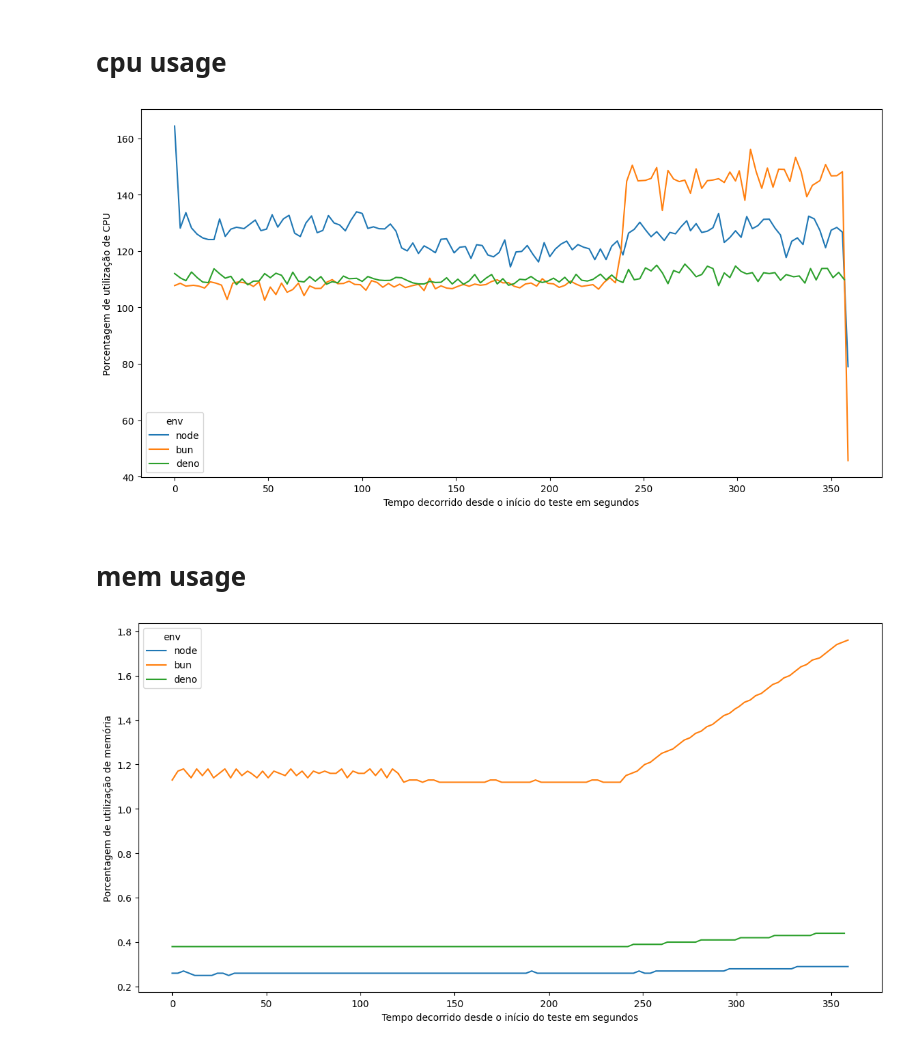
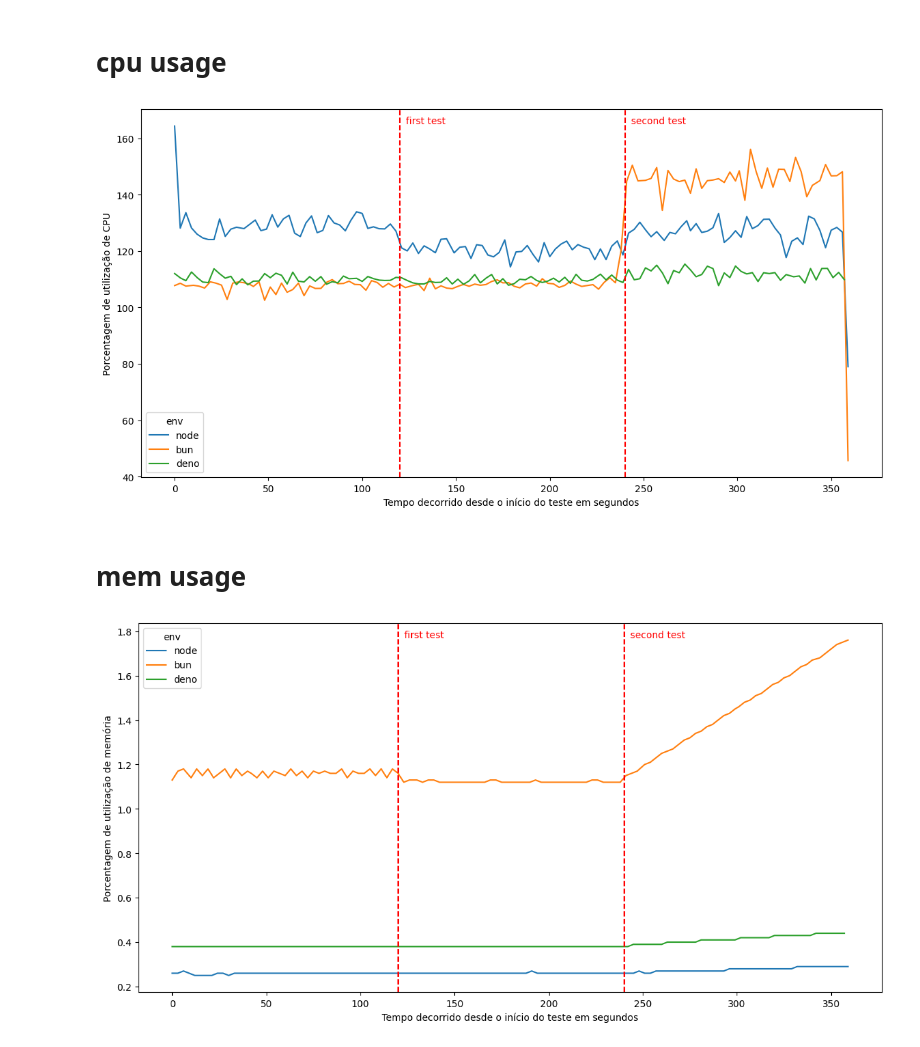
Before and after one commit to alpsilva/tg-tools, a Jupyter notebook: milet/mem_cpu_graphs.ipynb, the cells around one changed output. Saved outputs shown, nothing was run; the diff lists cells and outputs as text; code cells hidden in the pictures.

Commit message:
Feat: test context segmentation and docstrings

```diff
--- a/milet/mem_cpu_graphs.ipynb
+++ b/milet/mem_cpu_graphs.ipynb
@@ -87,10 +87,28 @@ Start time - deno test: 1900-01-01 21:36:51
 | 7 | node | 133.63 | 0.27 | 85.3MiB / 31.18GiB | 194MB / 1.03GB | 0B / 4.1kB | 23 | 1900-01-01 21:24:56 | ... |
 | 10 | node | 128.20 | 0.26 | 82.4MiB / 31.18GiB | 195MB / 1.03GB | 0B / 4.1kB | 23 | 1900-01-01 21:24:59 | ... |
 | 13 | node | 126.00 | 0.25 | 80.81MiB / 31.18GiB | 196MB / 1.04GB | 0B / 4.1kB | 23 | 1900-01-01 21:25:02 | ... |
-# %%
-def plot_line(df: pd.DataFrame, x: str, y: str, hue: str, x_label: str, y_label: str):
-    plt.figure(figsize = (14, 7))
-    fig = sns.lineplot(df, x=x, y=y, hue=hue)
-    for i in fig.containers:
-        fig.bar_label(i,)
-    fig.set(xlabel=x_label, ylabel=y_label)
+# %%
+def plot_line(df: pd.DataFrame, x: str, y: str, hue: str, x_label: str, y_label: str, segment_by_time: list = None):
+    """
+    Plots a line graph using data from the given dataframe.
+
+    Receives:
+        df: Dataframe
+        x: str (df column name to be plotted agains the x-axis)
+        y: str (df column name to be plotted agains the y-axis)
+        hue: str (df column name to distinguish different bars by color)
+        x_label: str (displayed as the label for x-axis)
+        y_label: str (displayed as the label for y-axis)
+        segment_by_time: list of tuples [(int, str), ...] (optional, but if present plots vertical lines on the given int with the label).
+    """
+    plt.figure(figsize=(14, 7))
+    fig = sns.lineplot(data=df, x=x, y=y, hue=hue)
+    fig.set(xlabel=x_label, ylabel=y_label)
+
+    # Creates vertical straight lines on the graph to highlight some specific timestamp.
+    if segment_by_time is not None:
+        for (time, time_label) in segment_by_time:
+            plt.axvline(x=time, color='red', linestyle='--')
+            plt.text(time, df[y].max(), time_label, color='red', ha='left', va='bottom', rotation=0)
+
+    plt.show()
@@ -97,12 +120,14 @@ def plot_line(df: pd.DataFrame, x: str, y: str, hue: str, x_label: str, y_label:
+# %%
+test_time_segments = [(120, "  first test"), (240, "  second test")]
 # %% [markdown]
 # cpu usage
 # %%
-plot_line(filtered_df, 'time_elapsed', 'cpu_percentage', 'env', 'Tempo decorrido desde o início do teste em segundos', 'Porcentagem de utilização de CPU')
+plot_line(filtered_df, 'time_elapsed', 'cpu_percentage', 'env', 'Tempo decorrido desde o início do teste em segundos', 'Porcentagem de utilização de CPU', test_time_segments)
 # %% [output]
-[figure, old version]
+[figure, new version]
 # %% [markdown]
 # mem usage
 # %%
-plot_line(filtered_df, 'time_elapsed', 'memory_percentage', 'env', 'Tempo decorrido desde o início do teste em segundos', 'Porcentagem de utilização de memória')
+plot_line(filtered_df, 'time_elapsed', 'memory_percentage', 'env', 'Tempo decorrido desde o início do teste em segundos', 'Porcentagem de utilização de memória', test_time_segments)
 # %% [output]
-[figure, old version]
+[figure, new version]
```
Also changed, not shown: parts of 1 cell of this notebook, 1 other file.
